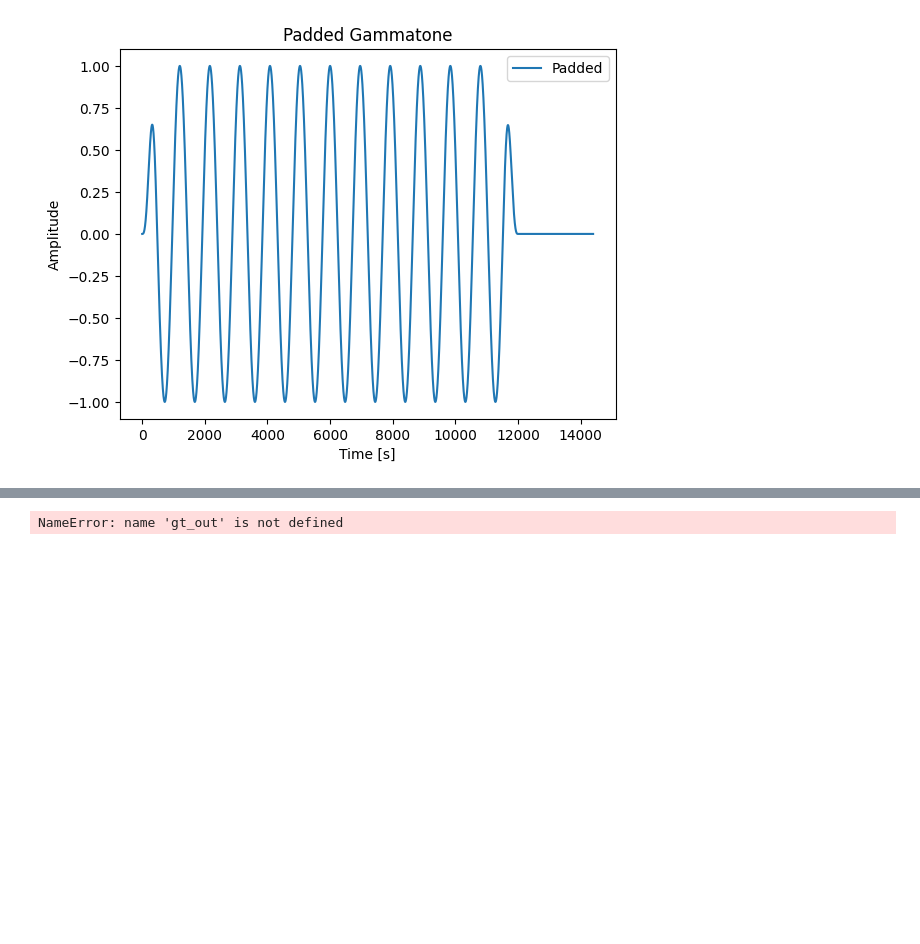
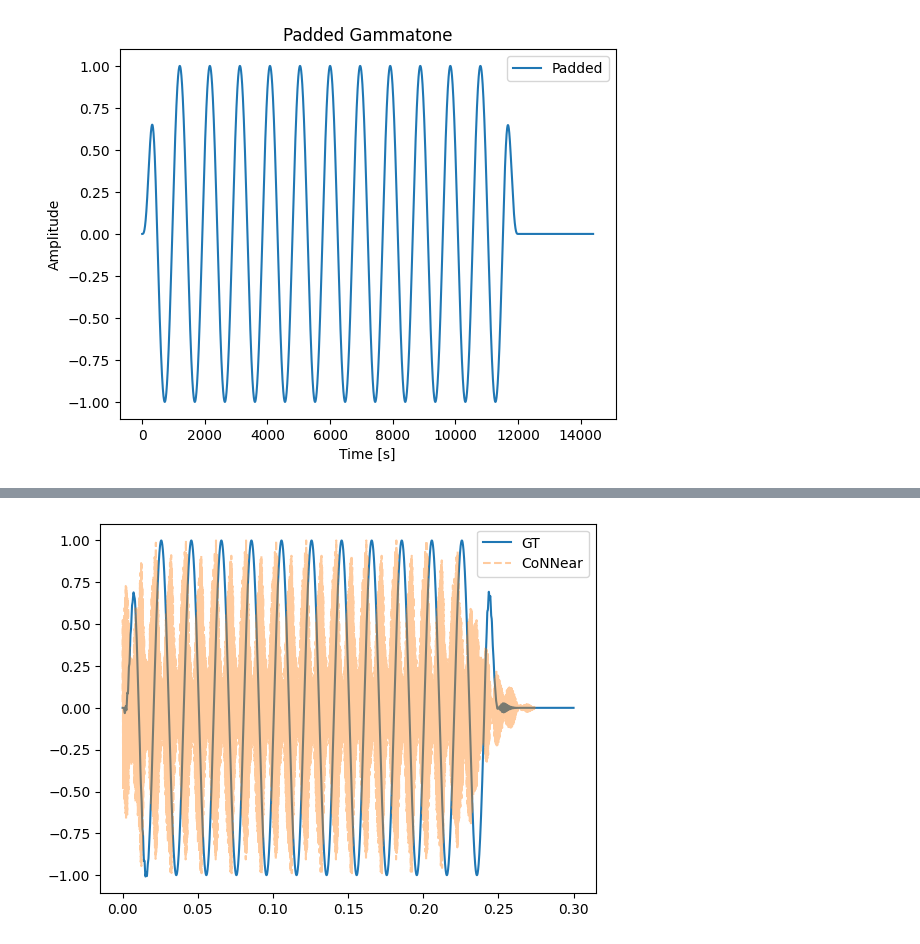
Before and after one commit to cesarz10/Auditory-computation, a Jupyter notebook: AudCompLab1_2022/CompAudLab1_Tuning.ipynb, the cells around one changed output, grey strips where cells are left out. Saved outputs shown, nothing was run; the diff lists cells and outputs as text; code cells hidden in the pictures; blank space fills up the shorter version.

```diff
--- a/AudCompLab1_2022/CompAudLab1_Tuning.ipynb
+++ b/AudCompLab1_2022/CompAudLab1_Tuning.ipynb
@@ -148,11 +148,19 @@ plt.show()
 [figure]
 [figure]
 # %%
+##Load in CoNNear model
+json_file = open("connear/Gmodel.json", "r")
+loaded_model_json = json_file.read()
+json_file.close()
+connear = model_from_json(loaded_model_json)
+connear.load_weights("connear/Gmodel.h5")
+connear.summary()
+
 padded_GT = adjust_spl(padded_GT, L)
 # parameters for gammatone analysis
 fmin = 50. #lowest frequency simulated for GT
 numbands = 64 #number of GT bands
-fs_nn = 20e3 # CoNNear requires 20kHz
+# fs_Con = 20e3 # CoNNear requires 20kHz
 
 # Parameters for the cochleagram figures
 framelength_t = 0.025/4 # framelength in time
@@ -162,8 +170,8 @@ framelength_gt = int(framelength_t * fs_GT)
 frameshift_gt = int(frameshift_t * fs_GT)
 
 #for the CoNNear model
-framelength_nn = int(framelength_t * fs_Con)
-frameshift_nn = int(frameshift_t * fs_Con)
+framelength_Con = int(framelength_t * fs_Con) # framelength_nn = framelength_Con
+frameshift_Con = int(frameshift_t * fs_Con)
 
 # Calculate the gammatone model and cochleagrams
 gt_out = gammatone_analysis(padded_GT, fs_GT, numbands, fmin)
@@ -172,11 +180,13 @@ t_gt = np.arange(len(padded_GT)) / fs_GT
 
 # Calculate the CoNNear model and cochleagrams
 print("Resampling signal to " + str(fs_Con) + " Hz")
-x_nn = sp_sig.resample_poly(x, fs_Con, fs_GT)
-x_nn = np.expand_dims(x_nn, axis=0)
-x_nn = np.expand_dims(x_nn, axis=2)
-nn_out = connear.predict(x_nn)
+x_Con = sp_sig.resample_poly(padded_GT, fs_Con, fs_GT)
+x_Con = np.expand_dims(x_Con, axis=0)
+x_Con = np.expand_dims(x_Con, axis=2)
+nn_out = connear.predict(x_Con)
 nn_out = nn_out[0,:,:]
 nn_cochleagram = cochleagram(nn_out.T, int(framelength_t * fs_Con), int(frameshift_t * fs_Con))
-t_nn = np.arange(len(x_nn)) / fs_Con
+# t_Con = np.arange(len(x_Con)) / fs_Con
+t_Con = np.arange(x_Con.shape[1]) / fs_Con
+# print(f"shape axis 1 of x_Con: {x_Con.shape[1]}")
 # %% [output]
@@ -184,31 +208,31 @@ NameError: name 'x' is not defined
 # %%
 #The indexes belonging to the 1 kHz frequency channels
 #You can modify some parts of this code to see the response to a different CF channel
 Nch,N = np.shape(gt_out['bmm'])
 Nch_nn,N_nn= np.shape(nn_out)
 Bch_gt = np.nonzero(gt_out['cf']<1000) #get the CF channels with values < 1000 Hz
 Bch_gt
 Ch1k_gt = int(42)
 Ch1k_nn = int(78) # CF channels with values < 1000 Hz for CoNNear
 
 gt = np.zeros((Nch, N)) #copy the data so we can work with it
-gt = gt_out['bmm'];
+gt = gt_out['bmm']
 
 nn = np.zeros((Nch_nn, N_nn)) #copy the data so we can work with it
-nn = nn_out.T;
+nn = nn_out.T
 
 #get the 1kHz-CF time-domain signal vs energy signal in specific bins
 gt_1k = gt[Ch1k_gt,:] #time domain signal gt
 nn_1k = nn[Ch1k_nn,:] #gt energy in 1-kHz channel, when used as preprocessing for Machine Hearing
 
 plt.figure()
-plt.plot(t_gt,gt_1k/max(gt_1k))
-plt.plot(t_nn,nn_1k/max(nn_1k),'--')
+plt.plot(t_gt, gt_1k/max(gt_1k))
+plt.plot(t_Con[:len(nn_1k)], nn_1k/max(nn_1k),'--', alpha=0.4)
 plt.legend(['GT','CoNNear'])
 #plt.xlim((0.1, 0.12))
 plt.show()
 # %% [output]
-NameError: name 'gt_out' is not defined
+[figure, added]
 # %%
 #Generate a cochlear excitation pattern
 #your code goes here
```
Also changed, not shown: parts of 1 cell of this notebook, 1 other file.
